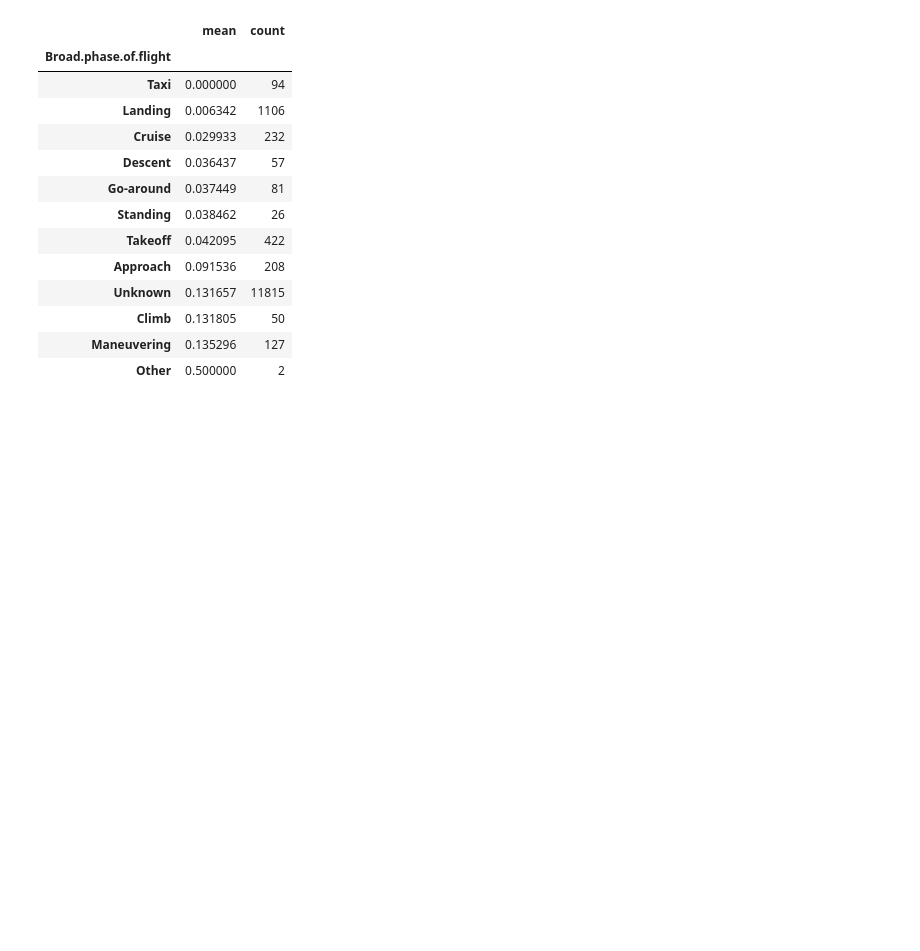
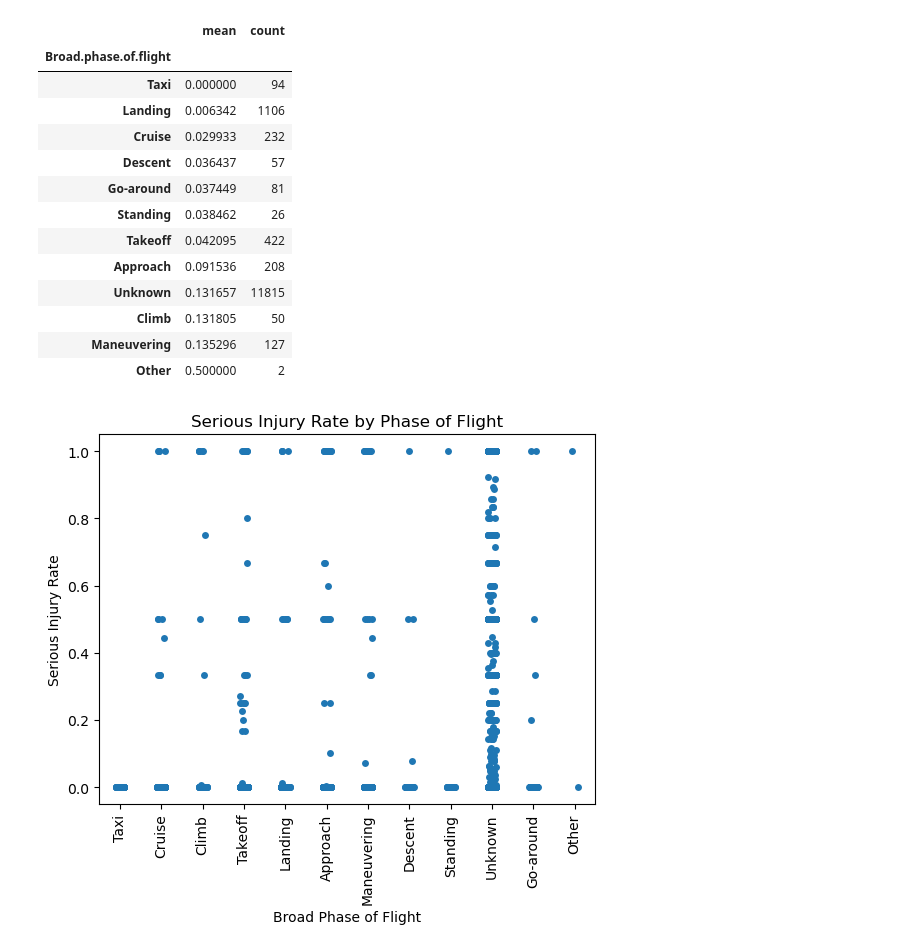
Before and after one commit to amursal-lab/dsc-summative-lab, a Jupyter notebook: Aviation_Accidents_Data_Analysis.ipynb, the cells around one changed output. Drawn from its saved outputs; the diff is of its cells as text; code cells hidden in the pictures; blank space fills up the shorter version.

Commit message:
Create a plot to visualize the data, and discuss the results

```diff
--- a/Aviation_Accidents_Data_Analysis.ipynb
+++ b/Aviation_Accidents_Data_Analysis.ipynb
@@ -266,3 +266,13 @@ phase_flight
 | Climb | 0.131805 | 50 |
 | Maneuvering | 0.135296 | 127 |
 | Other | 0.500000 | 2 |
+# %%
+# Plot the data
+sns.stripplot(data=df, x= "Broad.phase.of.flight", y="Serious.Injury.Rate")
+plt.xticks(rotation=90)
+plt.title("Serious Injury Rate by Phase of Flight")
+plt.xlabel("Broad Phase of Flight")
+plt.ylabel("Serious Injury Rate")
+plt.show()
+# %% [output]
+[figure, added]
```
